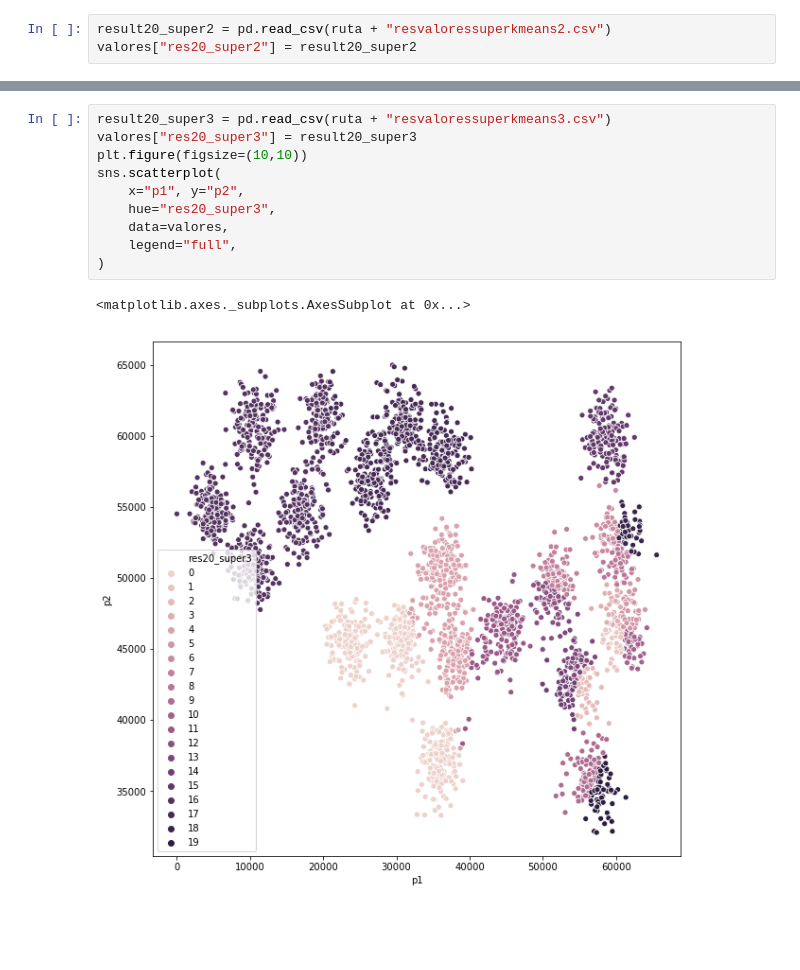
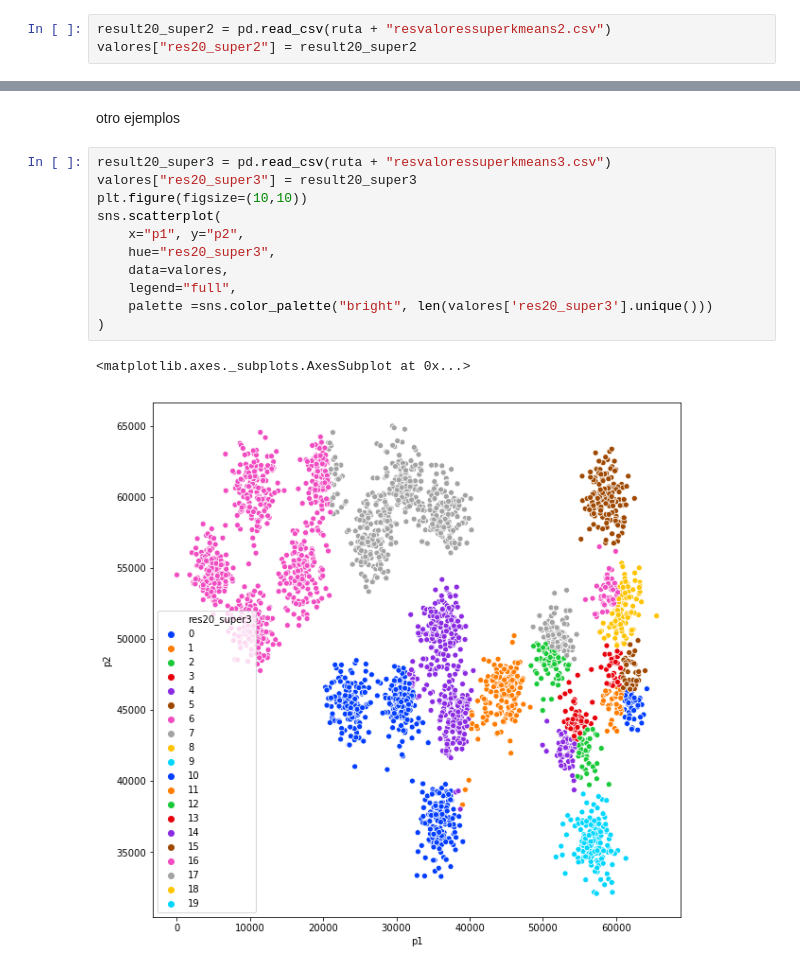
Before and after one commit to Jofemago/K-MEANS, a Jupyter notebook: analysis/integridadvalores.ipynb, the cells around one changed output, grey strips where cells are left out. Drawn from its saved outputs; the diff is of its cells as text; blank space fills up the shorter version.

```diff
--- a/analysis/integridadvalores.ipynb
+++ b/analysis/integridadvalores.ipynb
@@ -103,13 +173,16 @@ sns.scatterplot(
+# %% [markdown]
+otro ejemplos
 # %%
 result20_super3 = pd.read_csv(ruta + "resvaloressuperkmeans3.csv")
 valores["res20_super3"] = result20_super3
 plt.figure(figsize=(10,10))
 sns.scatterplot(
     x="p1", y="p2",
     hue="res20_super3",
     data=valores,
     legend="full",
+    palette =sns.color_palette("bright", len(valores['res20_super3'].unique()))
 )
 # %% [output]
 <matplotlib.axes._subplots.AxesSubplot at 0x...>
-[figure, old version]
+[figure, new version]
```
Also changed, not shown: parts of 23 cells of this notebook, 3 other files.
